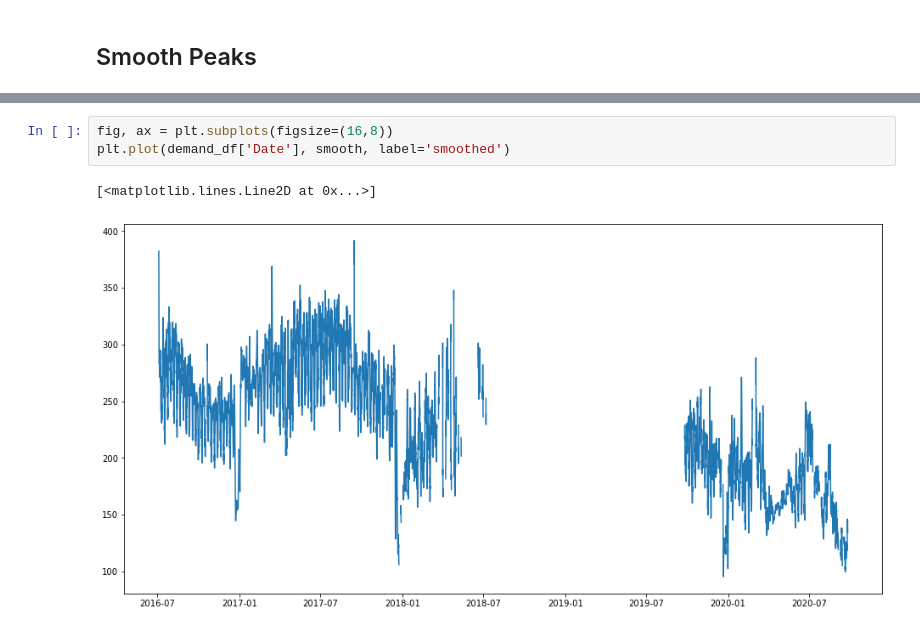
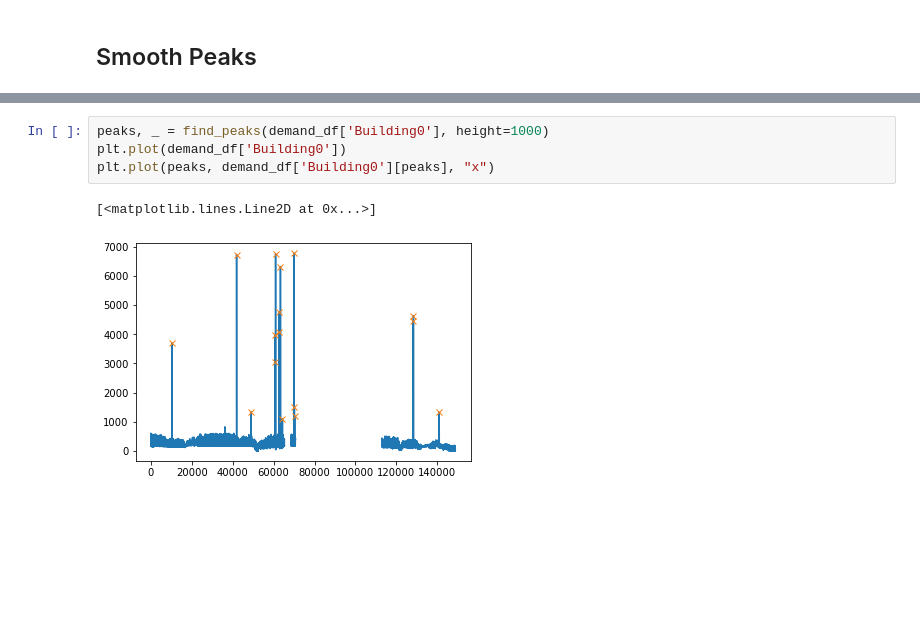
Before and after one commit to ethanp33/ADS2002-Solar-Farm, a Jupyter notebook: Hai/solar_farm.ipynb, the cells around one changed output, grey strips where cells are left out. Drawn from its saved outputs; the diff is of its cells as text; blank space fills up the shorter version.

Commit message:
peaks

```diff
--- a/Hai/solar_farm.ipynb
+++ b/Hai/solar_farm.ipynb
@@ -73,6 +52,7 @@ peaks_idx_mins, _ = find_peaks(smooth_rec, prominence = 0.01)
-# %%
-fig, ax = plt.subplots(figsize=(16,8))
-plt.plot(demand_df['Date'], smooth, label='smoothed')
-# %% [output]
-[<matplotlib.lines.Line2D at 0x...>]
-[figure, removed]
+# %%
+peaks, _ = find_peaks(demand_df['Building0'], height=1000)
+plt.plot(demand_df['Building0'])
+plt.plot(peaks, demand_df['Building0'][peaks], "x")
+# %% [output]
+[<matplotlib.lines.Line2D at 0x...>]
+[figure, added]
```
Also changed, not shown: parts of 4 cells of this notebook.
